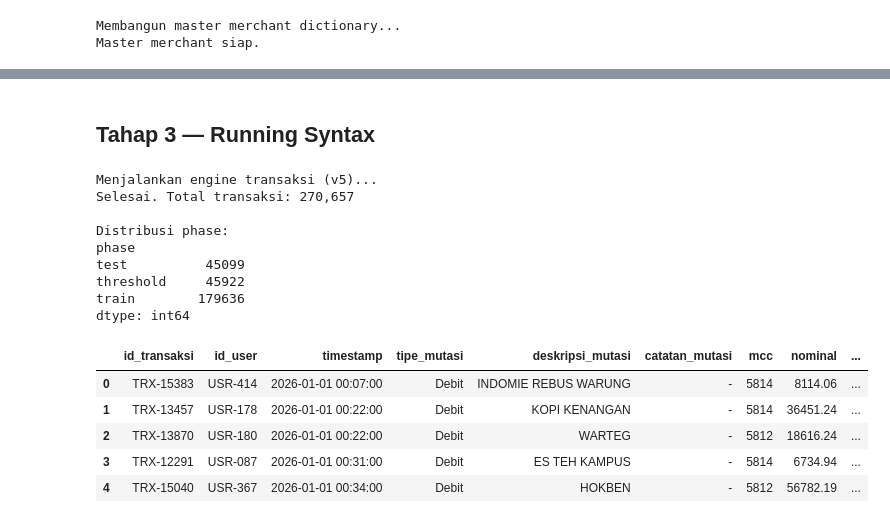
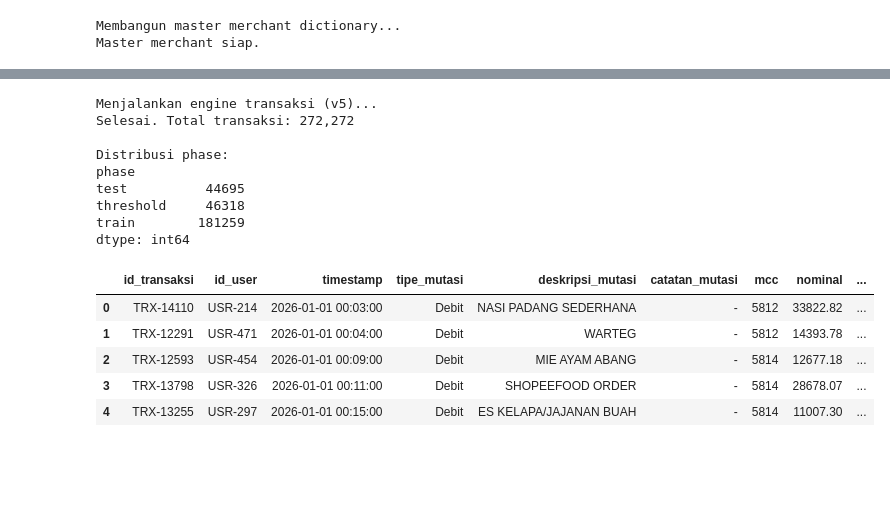
Before and after one commit to FinSight-DBS/AI-ENGINEER, a Jupyter notebook: notebooks/experiments/04_ae_3pct/01_generate_data.ipynb, the cells around one changed output, grey strips where cells are left out. Cells and saved outputs as stored; diff of their text form; code cells hidden in the pictures; blank space fills up the shorter version.

Commit message:
feat(04-ae-3pct): multi-type anomaly injection and segment-weighted auto-debit

```diff
--- a/notebooks/experiments/04_ae_3pct/01_generate_data.ipynb
+++ b/notebooks/experiments/04_ae_3pct/01_generate_data.ipynb
@@ -728,5 +646,3 @@ Loop **180 hari (6 bulan)** × 500 nasabah. Per hari per user:
-# %% [markdown]
-## Tahap 3 — Running Syntax
 # %%
 print("Menjalankan engine transaksi (v5)...")
 
@@ -758,9 +674,7 @@ dict_p2p_ground_truth = {
     "kado ultah"      : ("Wants", "Belanja Online & Fashion"),
 }
 
-# =============================================================================
-# 1. Lambda harian per kategori_detail per persona
-# =============================================================================
+# Lambda harian per kategori_detail per persona
 poisson_lambda_per_kategori = {
     'Spendthrift': {
         'F&B dan Nongkrong'           : 4.5,
@@ -813,9 +727,7 @@ KATEGORI_BESAR_MAP = {
     'Transfer P2P'                : 'Transfer',
 }
 
-# =============================================================================
 # Throttling 3-tier
-# =============================================================================
 CORE_CATS = {'F&B dan Nongkrong', 'Transportasi', 'Groceries & Kebutuhan Pokok'}
 SEMI_CATS  = {'Kesehatan & Perawatan Diri', 'Hiburan & Langganan', 'Transfer P2P', 'Tagihan & Utilitas'}
 HARD_CATS  = {'Belanja Online & Fashion', 'Produktivitas & Digital', 'Investasi & Finansial'}
@@ -888,7 +800,7 @@ def process_cat(user_id, kat_detail, kat_besar, count, current_date, persona, se
         if np.random.rand() < 0.3:
             price += random.randint(1000, 6500)
 
-        # Cap investasi maks 10% gaji/bulan
+        # Cap investasi maks 10% gaji/bulan jika gaji kurang dari umr DKI Jakarta 2026 (5.729.876 IDR)
         if kat_detail == 'Investasi & Finansial' and gaji_user[user_id] < 5_729_876:
             batas = gaji_user[user_id] * 0.1
             sisa_kuota = batas - invest_bulan_ini[user_id]
@@ -928,9 +840,7 @@ def process_cat(user_id, kat_detail, kat_besar, count, current_date, persona, se
             id_trx_counter += 1
 
 
-# =============================================================================
 # LOOPING UTAMA (180 HARI — 6 BULAN)
-# =============================================================================
 for hari in range(total_hari):
     current_date = tanggal_awal + timedelta(days=hari)
     is_weekend   = current_date.weekday() >= 5
@@ -963,7 +873,12 @@ for hari in range(total_hari):
                 ('BPJS KESEHATAN', 'Needs', 'Kesehatan & Perawatan Diri'),
             ]
             for merchant_name, cat_big, cat_dtl in subs:
-                p    = master_merchant[cat_big][cat_dtl][merchant_name]
+                p        = master_merchant[cat_big][cat_dtl][merchant_name]
+                seg_idx  = SEGMEN_IDX[segmen_user[user_id]]
+                w_max    = max(p['w'])
+                sub_prob = p['w'][seg_idx] / w_max if w_max > 0 else 1.0
+                if random.random() > sub_prob:
+                    continue
                 cost = p['mu']
                 if sisa_saldo_user[user_id] > cost:
                     sisa_saldo_user[user_id] -= cost
@@ -1041,39 +956,39 @@ for hari in range(total_hari):
             lam   = lambda_base * throttle * peak
             count = np.random.poisson(lam)
             if count > 0:
                 process_cat(user_id, kat_detail, kat_besar, count, current_date, curr_p, segmen)
 
 
 df_transaksi = pd.DataFrame(transaksi_list, columns=[
     'id_transaksi', 'id_user', 'timestamp', 'tipe_mutasi', 'deskripsi_mutasi',
     'catatan_mutasi', 'mcc', 'nominal', 'sisa_saldo', 'kategori_besar',
     'kategori_detail', 'label_anomali',
     'gt_kategori_besar', 'gt_kategori_detail',
 ])
 df_transaksi = df_transaksi.sort_values(by=['timestamp', 'id_user']).reset_index(drop=True)
 
 # Tandai phase berdasarkan tanggal
 df_transaksi['phase'] = 'train'
 df_transaksi.loc[df_transaksi['timestamp'] >= pd.Timestamp('2026-05-01'), 'phase'] = 'threshold'
 df_transaksi.loc[df_transaksi['timestamp'] >= pd.Timestamp('2026-06-01'), 'phase'] = 'test'
 
 print(f"Selesai. Total transaksi: {len(df_transaksi):,}")
 print("\nDistribusi phase:")
 print(df_transaksi.groupby('phase').size())
 display(df_transaksi.head())
 # %% [output]
 Menjalankan engine transaksi (v5)...
-Selesai. Total transaksi: 270,657
+Selesai. Total transaksi: 272,272
 
 Distribusi phase:
 phase
-test          45099
-threshold     45922
-train        179636
+test          44695
+threshold     46318
+train        181259
 dtype: int64
 |  | id_transaksi | id_user | timestamp | tipe_mutasi | deskripsi_mutasi | catatan_mutasi | mcc | nominal | ... |
-| 0 | TRX-15383 | USR-414 | 2026-01-01 00:07:00 | Debit | INDOMIE REBUS WARUNG | - | 5814 | 8114.06 | ... |
-| 1 | TRX-13457 | USR-178 | 2026-01-01 00:22:00 | Debit | KOPI KENANGAN | - | 5814 | 36451.24 | ... |
-| 2 | TRX-13870 | USR-180 | 2026-01-01 00:22:00 | Debit | WARTEG | - | 5812 | 18616.24 | ... |
-| 3 | TRX-12291 | USR-087 | 2026-01-01 00:31:00 | Debit | ES TEH KAMPUS | - | 5814 | 6734.94 | ... |
-| 4 | TRX-15040 | USR-367 | 2026-01-01 00:34:00 | Debit | HOKBEN | - | 5812 | 56782.19 | ... |
+| 0 | TRX-14110 | USR-214 | 2026-01-01 00:03:00 | Debit | NASI PADANG SEDERHANA | - | 5812 | 33822.82 | ... |
+| 1 | TRX-12291 | USR-471 | 2026-01-01 00:04:00 | Debit | WARTEG | - | 5812 | 14393.78 | ... |
+| 2 | TRX-12593 | USR-454 | 2026-01-01 00:09:00 | Debit | MIE AYAM ABANG | - | 5814 | 12677.18 | ... |
+| 3 | TRX-13798 | USR-326 | 2026-01-01 00:11:00 | Debit | SHOPEEFOOD ORDER | - | 5814 | 28678.07 | ... |
+| 4 | TRX-13255 | USR-297 | 2026-01-01 00:15:00 | Debit | ES KELAPA/JAJANAN BUAH | - | 5814 | 11007.30 | ... |
```
Also changed, not shown: parts of 22 cells of this notebook.
